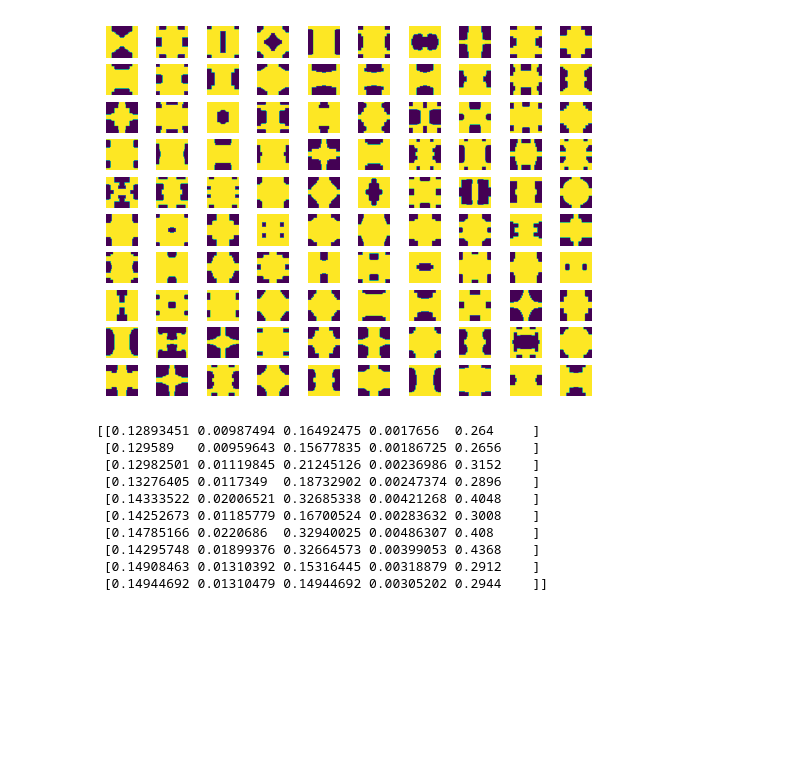
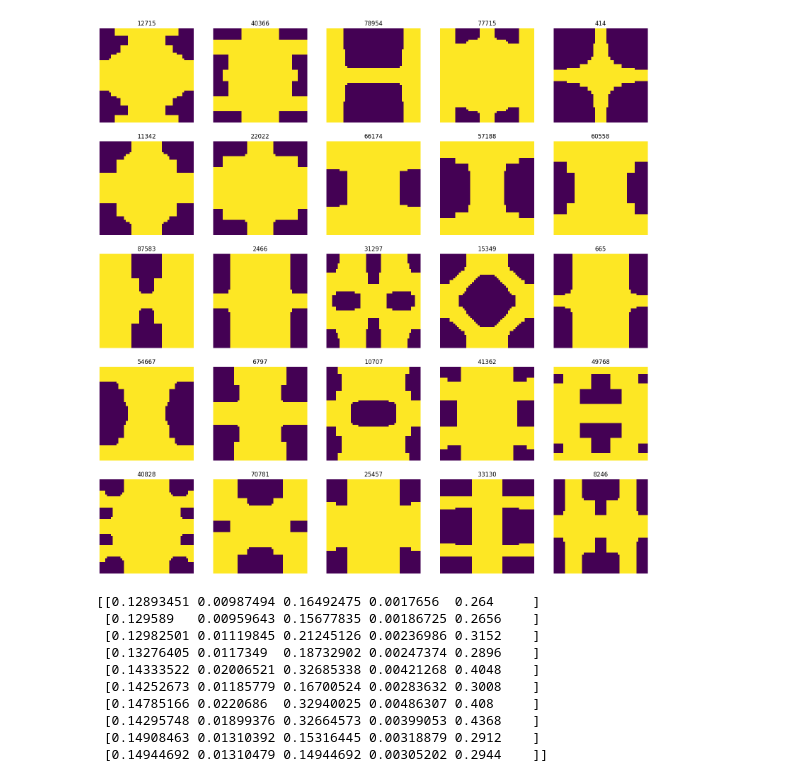
Before and after one commit to mkofler96/DeepSDF, a Jupyter notebook: Wang2021/01_show_files.ipynb, the cells around one changed output. Cells and saved outputs as stored; diff of their text form; code cells hidden in the pictures; blank space fills up the shorter version.

```diff
--- a/Wang2021/01_show_files.ipynb
+++ b/Wang2021/01_show_files.ipynb
@@ -7,13 +7,14 @@ geoms = mat["Geometries"]
 mat = scipy.io.loadmat('Properties.mat')
 properties = mat["Properties"]
 # %%
-fig, axs = plt.subplots(10,10)
+fig, axs = plt.subplots(5,5, figsize=(20,20))
 for ax in axs.flatten():
     i = random.randint(0,geoms.shape[2])
     ax.imshow(geoms[:,:,i])
     ax.axis("off")
+    ax.set_title(i)
 # %% [output]
-[figure, old version]
+[figure, new version]
 # %%
 print(properties[:10,:])
 # %% [output]
```
Also changed, not shown: 24 other files.
